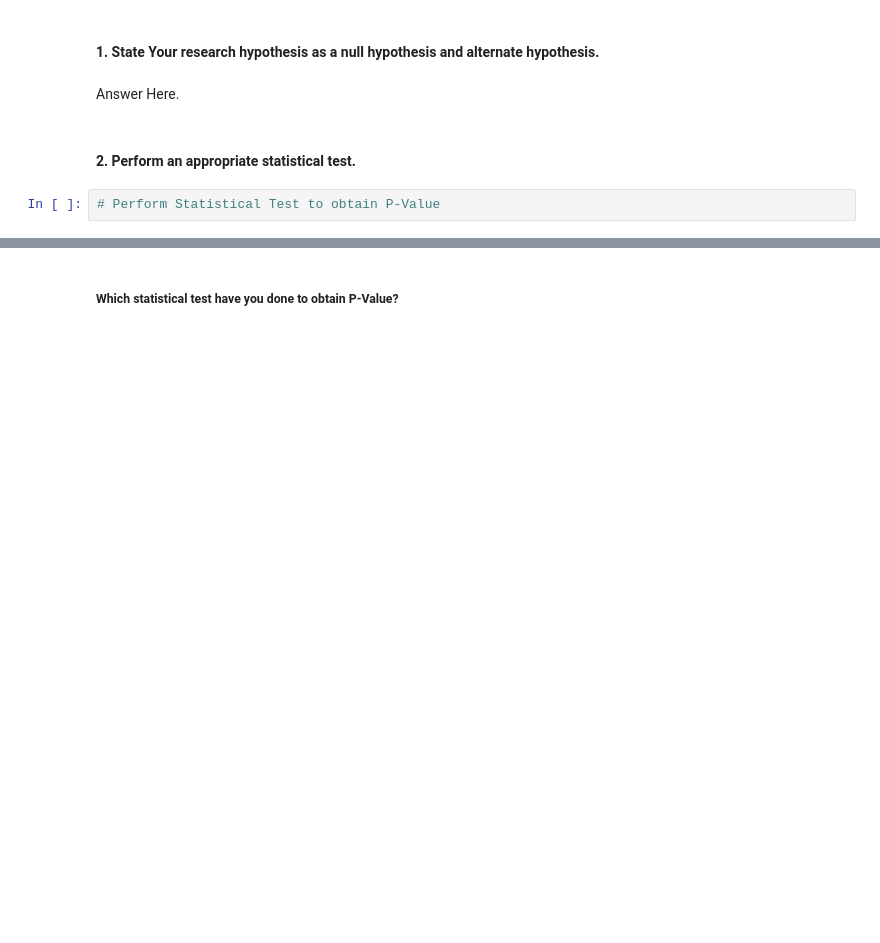
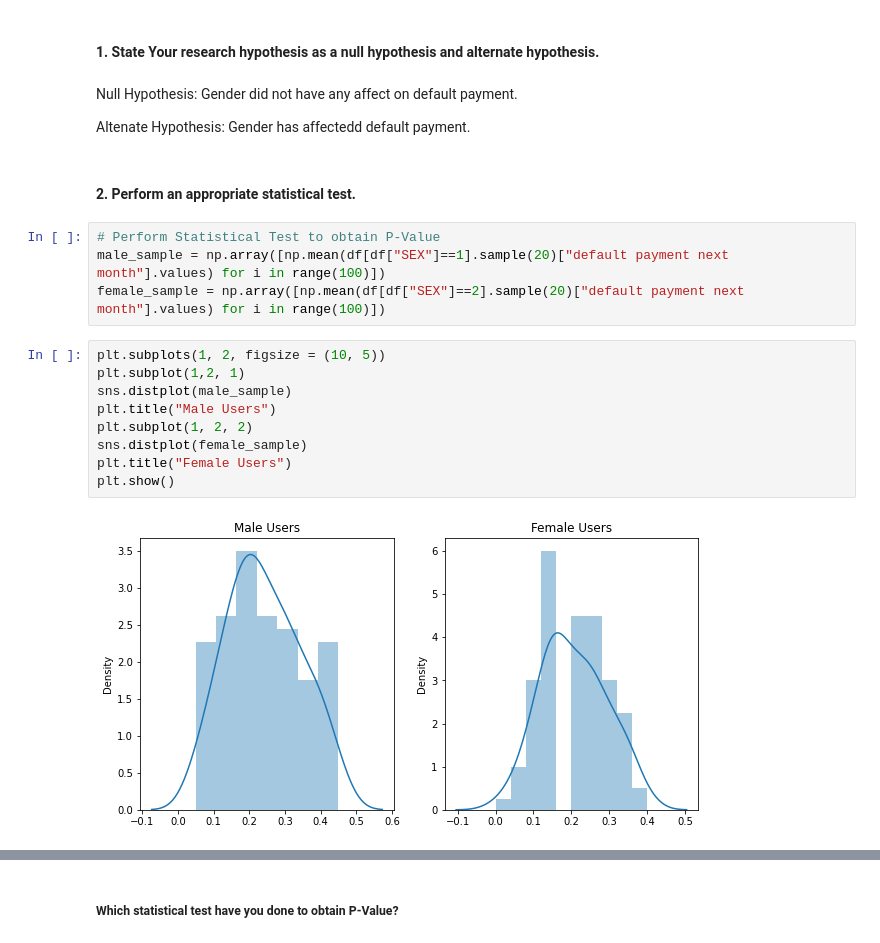
Before and after one commit to aaravpanchal/Credit-Card-Default-Prediction, a Jupyter notebook: Credit_Card_Default_Prediction.ipynb, the cells around one changed output, grey strips where cells are left out. Drawn from its saved outputs; the diff is of its cells as text; blank space fills up the shorter version.

```diff
--- a/Credit_Card_Default_Prediction.ipynb
+++ b/Credit_Card_Default_Prediction.ipynb
@@ -781,9 +848,24 @@ Answer Here.
 ### Hypothetical Statement - 2
 # %% [markdown]
 #### 1. State Your research hypothesis as a null hypothesis and alternate hypothesis.
-# %% [markdown]
-Answer Here.
+# %% [markdown]
+Null Hypothesis: Gender did not have any affect on default payment.
+
+Altenate Hypothesis: Gender has affectedd default payment.
 # %% [markdown]
 #### 2. Perform an appropriate statistical test.
-# %%
-# Perform Statistical Test to obtain P-Value
+# %%
+# Perform Statistical Test to obtain P-Value
+male_sample = np.array([np.mean(df[df["SEX"]==1].sample(20)["default payment next month"].values) for i in range(100)])
+female_sample = np.array([np.mean(df[df["SEX"]==2].sample(20)["default payment next month"].values) for i in range(100)])
+# %%
+plt.subplots(1, 2, figsize = (10, 5))
+plt.subplot(1,2, 1)
+sns.distplot(male_sample)
+plt.title("Male Users")
+plt.subplot(1, 2, 2)
+sns.distplot(female_sample)
+plt.title("Female Users")
+plt.show()
+# %% [output]
+[figure, added]
```
Also changed, not shown: parts of 40 cells of this notebook.
